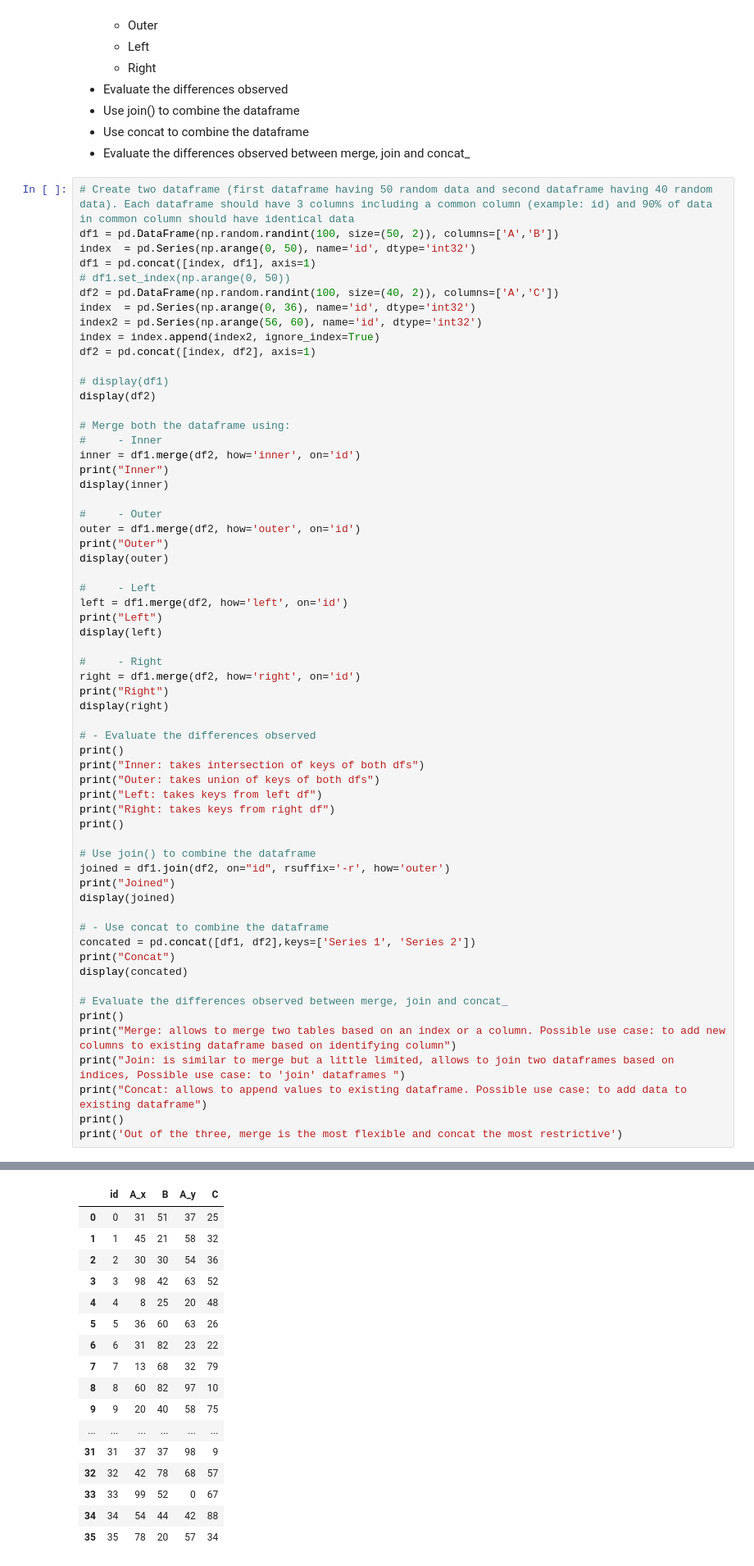
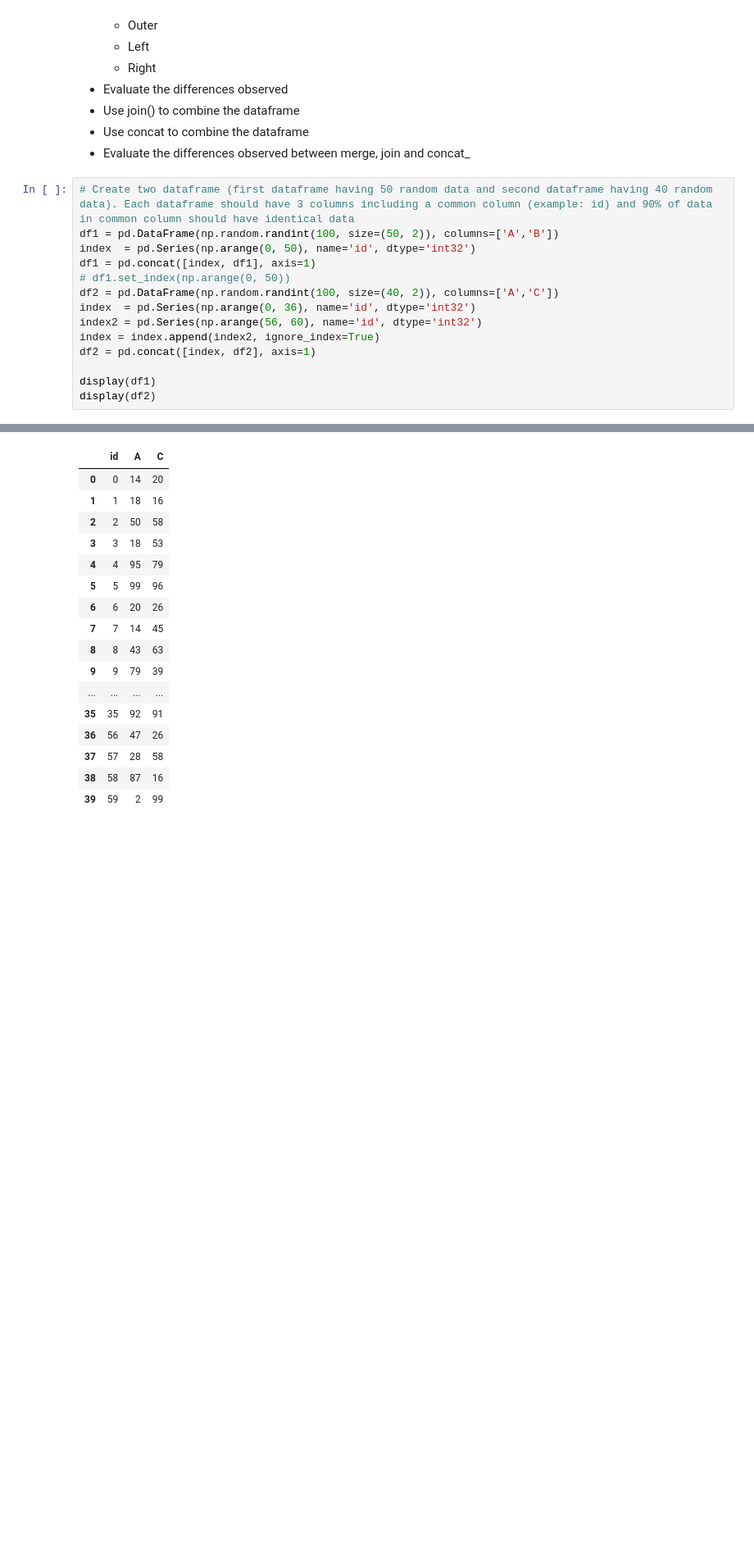
Before and after one commit to blurryface5178/assignments, a Jupyter notebook: Assignment_2/Assignment_2.ipynb, the cells around one changed output, grey strips where cells are left out. Shown at 82% size. Drawn from its saved outputs; the diff is of its cells as text; blank space fills up the shorter version.

```diff
--- a/Assignment_2/Assignment_2.ipynb
+++ b/Assignment_2/Assignment_2.ipynb
@@ -216,53 +288,6 @@ index2 = pd.Series(np.arange(56, 60), name='id', dtype='int32')
 index = index.append(index2, ignore_index=True)
 df2 = pd.concat([index, df2], axis=1)
 
-# display(df1)
+display(df1)
 display(df2)
-
-# Merge both the dataframe using:
-#     - Inner
-inner = df1.merge(df2, how='inner', on='id')
-print("Inner")
-display(inner)
-
-#     - Outer
-outer = df1.merge(df2, how='outer', on='id')
-print("Outer")
-display(outer)
-
-#     - Left
-left = df1.merge(df2, how='left', on='id')
-print("Left")
-display(left)
-
-#     - Right
-right = df1.merge(df2, how='right', on='id')
-print("Right")
-display(right)
-
-# - Evaluate the differences observed
-print()
-print("Inner: takes intersection of keys of both dfs")
-print("Outer: takes union of keys of both dfs")
-print("Left: takes keys from left df")
-print("Right: takes keys from right df")
-print()
-
-# Use join() to combine the dataframe
-joined = df1.join(df2, on="id", rsuffix='-r', how='outer')
-print("Joined")
-display(joined)
-
-# - Use concat to combine the dataframe
-concated = pd.concat([df1, df2],keys=['Series 1', 'Series 2'])
-print("Concat")
-display(concated)
-
-# Evaluate the differences observed between merge, join and concat_
-print()
-print("Merge: allows to merge two tables based on an index or a column. Possible use case: to add new columns to existing dataframe based on identifying column")
-print("Join: is similar to merge but a little limited, allows to join two dataframes based on indices, Possible use case: to 'join' dataframes ")
-print("Concat: allows to append values to existing dataframe. Possible use case: to add data to existing dataframe")
-print()
-print('Out of the three, merge is the most flexible and concat the most restrictive')
 # %% [output]
@@ -304,17 +311,17 @@ Out of the three, merge is the most flexible and concat the most restrictive
-|  | id | A_x | B | A_y | C |
-| 0 | 0 | 31 | 51 | 37 | 25 |
-| 1 | 1 | 45 | 21 | 58 | 32 |
-| 2 | 2 | 30 | 30 | 54 | 36 |
-| 3 | 3 | 98 | 42 | 63 | 52 |
-| 4 | 4 | 8 | 25 | 20 | 48 |
-| 5 | 5 | 36 | 60 | 63 | 26 |
-| 6 | 6 | 31 | 82 | 23 | 22 |
-| 7 | 7 | 13 | 68 | 32 | 79 |
-| 8 | 8 | 60 | 82 | 97 | 10 |
-| 9 | 9 | 20 | 40 | 58 | 75 |
-| ... | ... | ... | ... | ... | ... |
-| 31 | 31 | 37 | 37 | 98 | 9 |
-| 32 | 32 | 42 | 78 | 68 | 57 |
-| 33 | 33 | 99 | 52 | 0 | 67 |
-| 34 | 34 | 54 | 44 | 42 | 88 |
-| 35 | 35 | 78 | 20 | 57 | 34 |
+|  | id | A | C |
+| 0 | 0 | 14 | 20 |
+| 1 | 1 | 18 | 16 |
+| 2 | 2 | 50 | 58 |
+| 3 | 3 | 18 | 53 |
+| 4 | 4 | 95 | 79 |
+| 5 | 5 | 99 | 96 |
+| 6 | 6 | 20 | 26 |
+| 7 | 7 | 14 | 45 |
+| 8 | 8 | 43 | 63 |
+| 9 | 9 | 79 | 39 |
+| ... | ... | ... | ... |
+| 35 | 35 | 92 | 91 |
+| 36 | 56 | 47 | 26 |
+| 37 | 57 | 28 | 58 |
+| 38 | 58 | 87 | 16 |
+| 39 | 59 | 2 | 99 |
```
Also changed, not shown: parts of 42 cells of this notebook.
